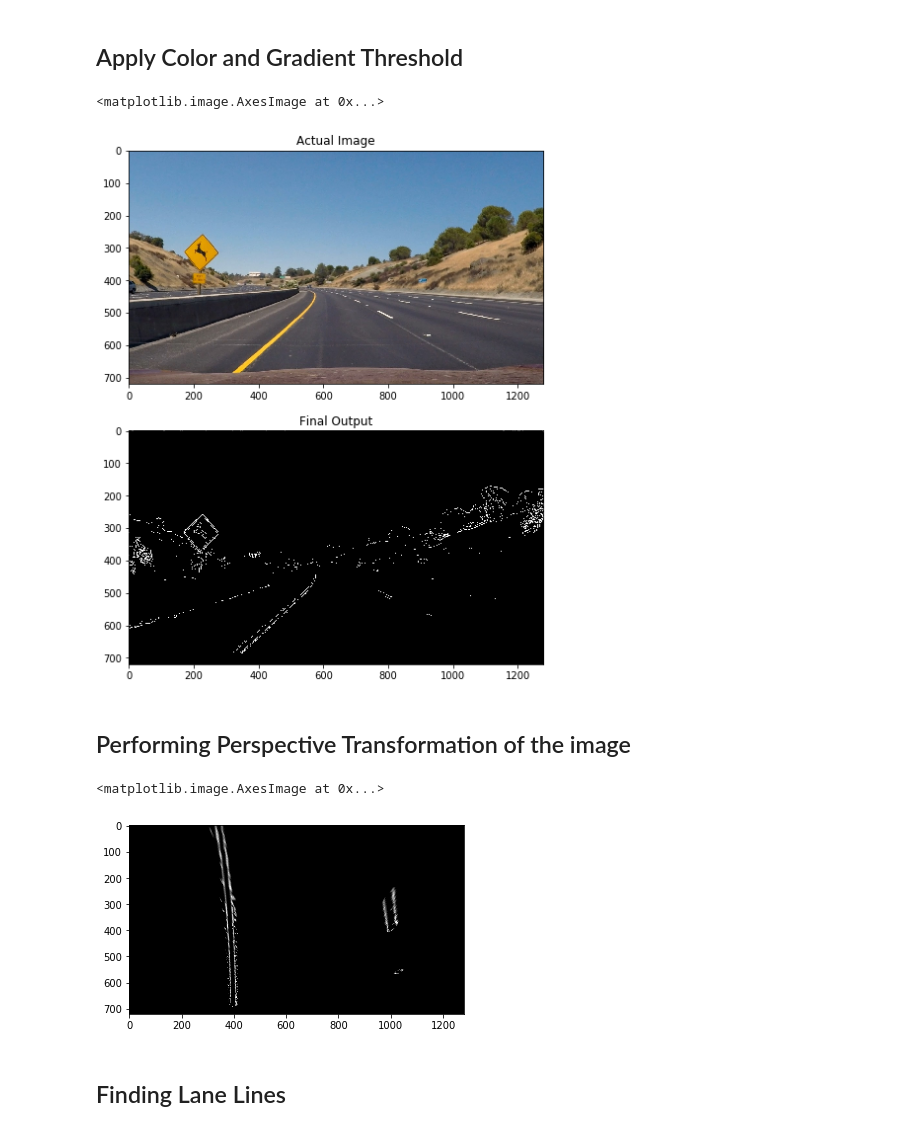
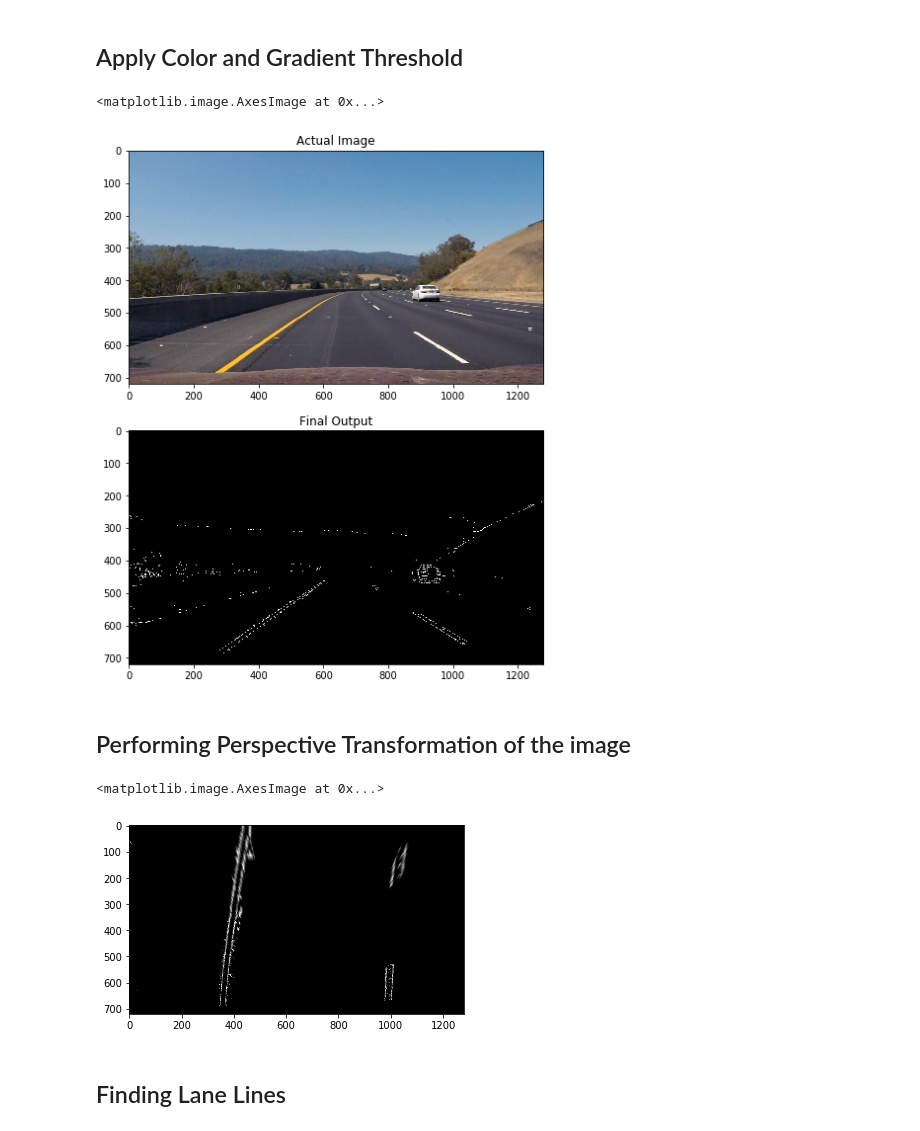
Before and after one commit to AbhilashAbhimsh/Advanced_Lane-lines, a Jupyter notebook: Project.ipynb, the cells around one changed output. Cells and saved outputs as stored; diff of their text form; code cells hidden in the pictures.

```diff
--- a/Project.ipynb
+++ b/Project.ipynb
@@ -49,5 +49,5 @@ plt.imshow(undistort)
 # %%
-img_path = "test_images/test2.jpg"
+img_path = "test_images/test3.jpg"
 # img_path = "test_images/straight_lines2.jpg"
 img = mpimg.imread(img_path)
 plt.figure(figsize=(20,20))
@@ -98,13 +98,13 @@ plt.title("Final Output")
 plt.imshow(color_gradient, cmap='gray')
 # %% [output]
 <matplotlib.image.AxesImage at 0x...>
-[figure, old version]
+[figure, new version]
 # %% [markdown]
 ## Performing Perspective Transformation of the image
 # %%
 img = color_gradient
 # h,w,_ = img.shape
-h,w = img.shape
+# h,w = img.shape
 
 midpoint = w // 2
 offset_midpoint = 130
@@ -113,34 +113,34 @@ height_low = h //2 + 115
 height_hight = h - 50
 
 offset = 50
 
 src = np.array([[midpoint-offset_midpoint, height_low],[midpoint+offset_midpoint, height_low],
                 [midpoint+4.2*offset_midpoint, height_hight],[midpoint-4.2*offset_midpoint, height_hight]], np.float32)
 # dst = np.array([[offset, offset],[w-offset, offset],
 #                 [w-offset, h-offset],[offset, h-offset]], np.float32)
 
 dst = np.array([[midpoint-3.7*offset_midpoint, offset],[midpoint+3.7*offset_midpoint, offset],
                 [midpoint+3.5*offset_midpoint, height_hight],[midpoint-3.5*offset_midpoint, height_hight]], np.float32)
 
 undistort_img = cv2.undistort(img, mtx, dist, None, mtx)
 # print(src)
 # plt.scatter(midpoint-offset_midpoint, height_low, color='red')
 # plt.scatter(midpoint+offset_midpoint, height_low, color='green')
 # plt.scatter(midpoint+4.2*offset_midpoint, height_hight, color='white')
 # plt.scatter(midpoint-4.2*offset_midpoint, height_hight, color='blue')
 
 # plt.scatter(midpoint-4.2*offset_midpoint, offset, color='red')
 # plt.scatter(midpoint+4*offset_midpoint, offset, color='green')
 # plt.scatter(midpoint+4.2*offset_midpoint, height_hight, color='white')
 # plt.scatter(midpoint-4.2*offset_midpoint, height_hight, color='blue')
 
 # plt.imshow(undistort_img, cmap='gray')
 M = cv2.getPerspectiveTransform(src,dst)
 warp_img = cv2.warpPerspective(undistort_img, M, (w,h), cv2.INTER_LINEAR)
 plt.imshow(warp_img, cmap='gray')
 # %% [output]
 <matplotlib.image.AxesImage at 0x...>
-[figure, old version]
+[figure, new version]
 # %% [markdown]
 ## Finding Lane Lines
 # %% [markdown]
```
Also changed, not shown: parts of 11 cells of this notebook.
